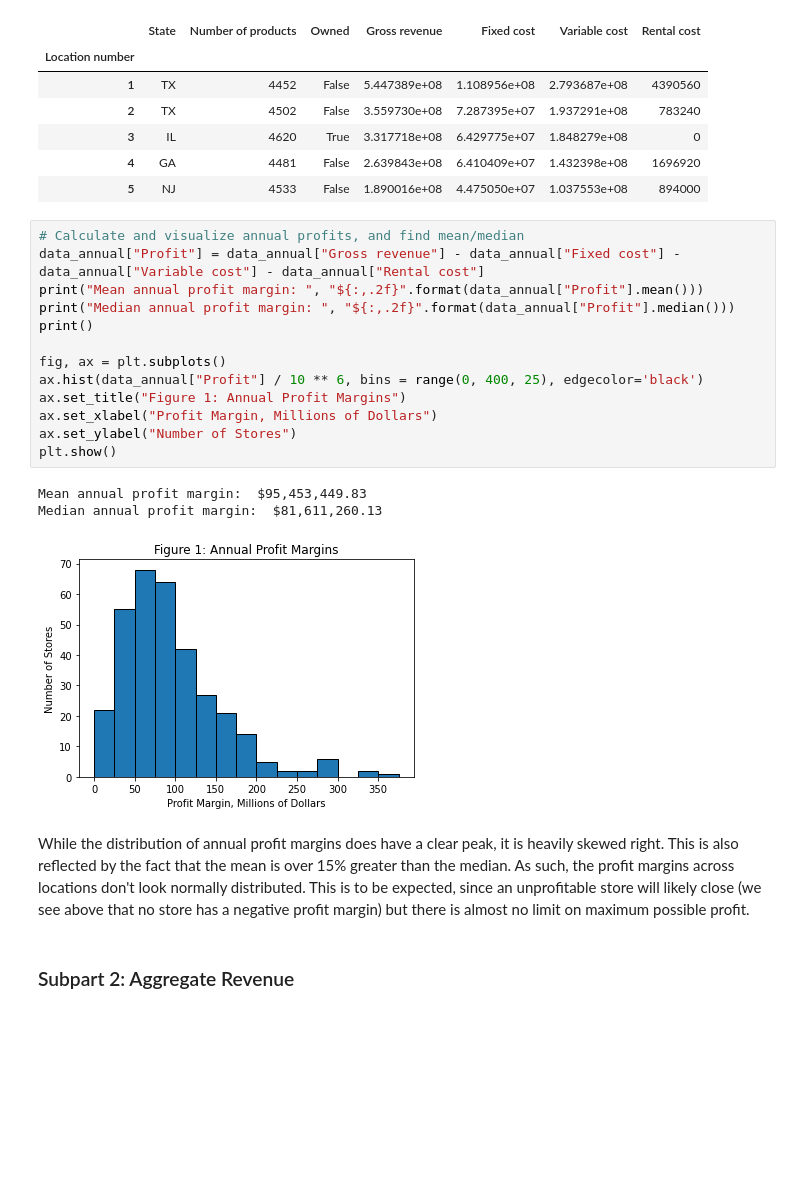
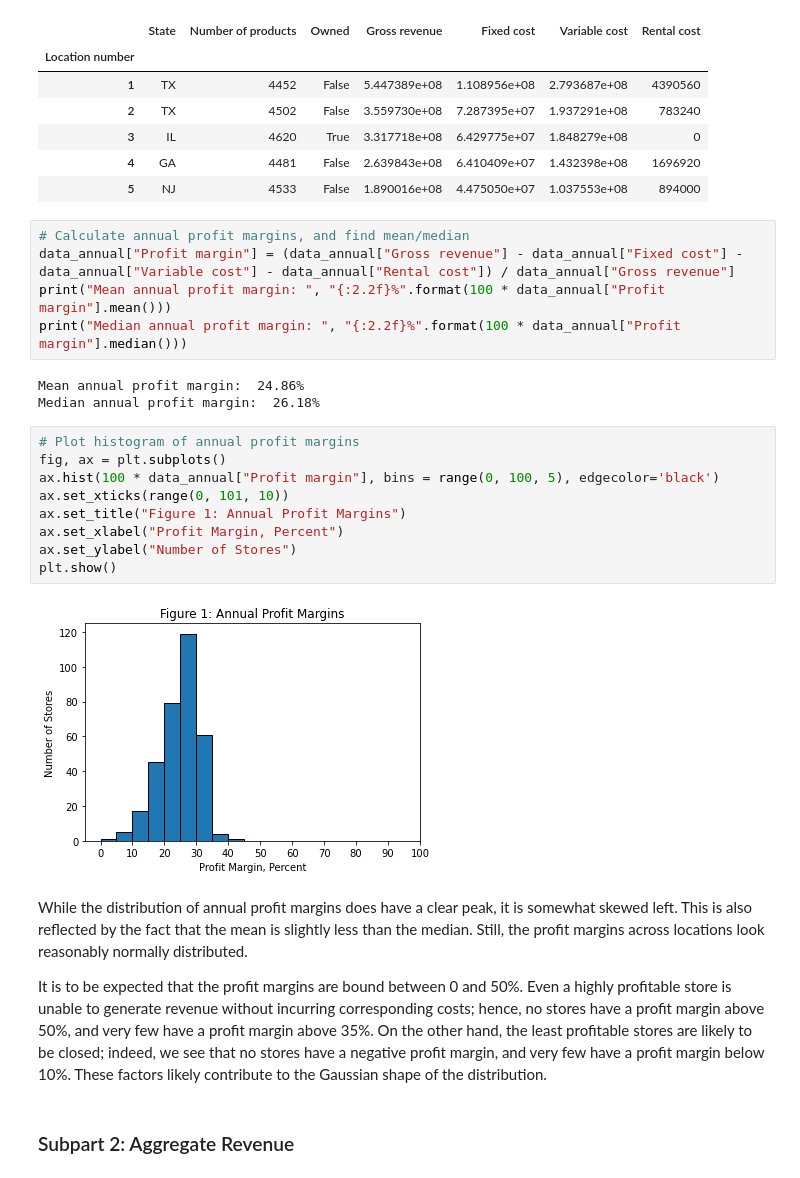
Before and after one commit to MichaelYinGH/assessment, a Jupyter notebook: analysis.ipynb, the cells around one changed output. Saved outputs shown, nothing was run; the diff lists cells and outputs as text; blank space fills up the shorter version.

Commit message:
Readjusted to reflect profit margin as percentage of revenue

```diff
--- a/analysis.ipynb
+++ b/analysis.ipynb
@@ -32,24 +32,28 @@ data_annual.head()
 | 4 | GA | 4481 | False | 2.639843e+08 | 6.410409e+07 | 1.432398e+08 | 1696920 |
 | 5 | NJ | 4533 | False | 1.890016e+08 | 4.475050e+07 | 1.037553e+08 | 894000 |
 # %%
-# Calculate and visualize annual profits, and find mean/median
-data_annual["Profit"] = data_annual["Gross revenue"] - data_annual["Fixed cost"] - data_annual["Variable cost"] - data_annual["Rental cost"]
-print("Mean annual profit margin: ", "${:,.2f}".format(data_annual["Profit"].mean()))
-print("Median annual profit margin: ", "${:,.2f}".format(data_annual["Profit"].median()))
-print()
-
-fig, ax = plt.subplots()
-ax.hist(data_annual["Profit"] / 10 ** 6, bins = range(0, 400, 25), edgecolor='black')
-ax.set_title("Figure 1: Annual Profit Margins")
-ax.set_xlabel("Profit Margin, Millions of Dollars")
-ax.set_ylabel("Number of Stores")
-plt.show()
+# Calculate annual profit margins, and find mean/median
+data_annual["Profit margin"] = (data_annual["Gross revenue"] - data_annual["Fixed cost"] - data_annual["Variable cost"] - data_annual["Rental cost"]) / data_annual["Gross revenue"]
+print("Mean annual profit margin: ", "{:2.2f}%".format(100 * data_annual["Profit margin"].mean()))
+print("Median annual profit margin: ", "{:2.2f}%".format(100 * data_annual["Profit margin"].median()))
 # %% [output]
-Mean annual profit margin:  $95,453,449.83
-Median annual profit margin:  $81,611,260.13
+Mean annual profit margin:  24.86%
+Median annual profit margin:  26.18%
-[figure, removed]
+# %%
+# Plot histogram of annual profit margins
+fig, ax = plt.subplots()
+ax.hist(100 * data_annual["Profit margin"], bins = range(0, 100, 5), edgecolor='black')
+ax.set_xticks(range(0, 101, 10))
+ax.set_title("Figure 1: Annual Profit Margins")
+ax.set_xlabel("Profit Margin, Percent")
+ax.set_ylabel("Number of Stores")
+plt.show()
+# %% [output]
+[figure, added]
 # %% [markdown]
-While the distribution of annual profit margins does have a clear peak, it is heavily skewed right. This is also reflected by the fact that the mean is over 15% greater than the median. As such, the profit margins across locations don't look normally distributed. This is to be expected, since an unprofitable store will likely close (we see above that no store has a negative profit margin) but there is almost no limit on maximum possible profit.
+While the distribution of annual profit margins does have a clear peak, it is somewhat skewed left. This is also reflected by the fact that the mean is slightly less than the median. Still, the profit margins across locations look reasonably normally distributed.
+
+It is to be expected that the profit margins are bound between 0 and 50%. Even a highly profitable store is unable to generate revenue without incurring corresponding costs; hence, no stores have a profit margin above 50%, and very few have a profit margin above 35%. On the other hand, the least profitable stores are likely to be closed; indeed, we see that no stores have a negative profit margin, and very few have a profit margin below 10%. These factors likely contribute to the Gaussian shape of the distribution.
 # %% [markdown]
 <h3>Subpart 2: Aggregate Revenue
 # %%
```
Also changed, not shown: parts of 1 cell of this notebook.
